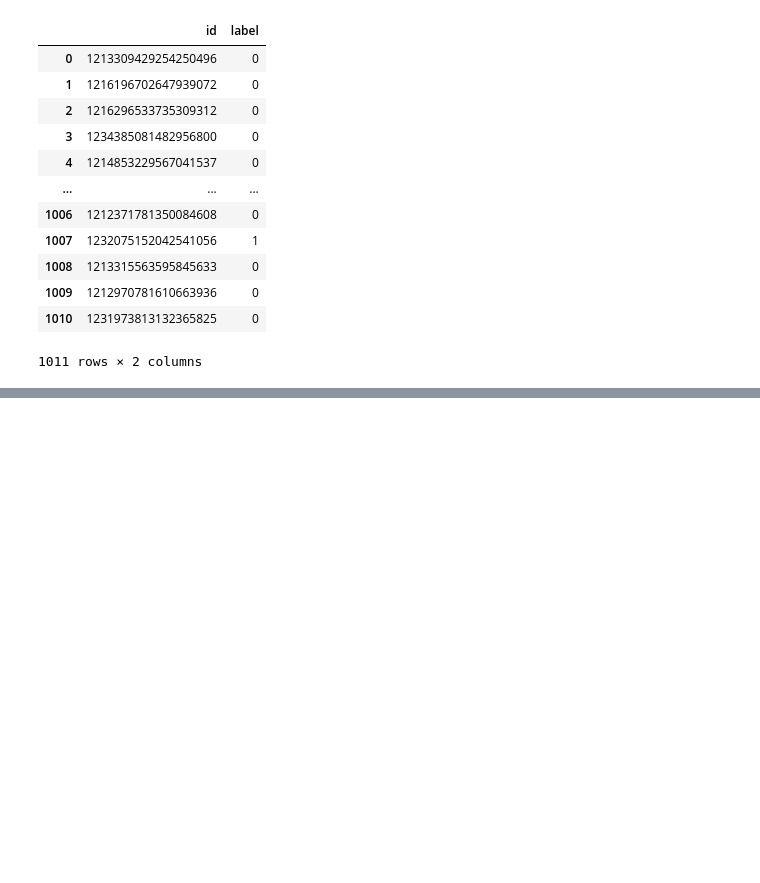
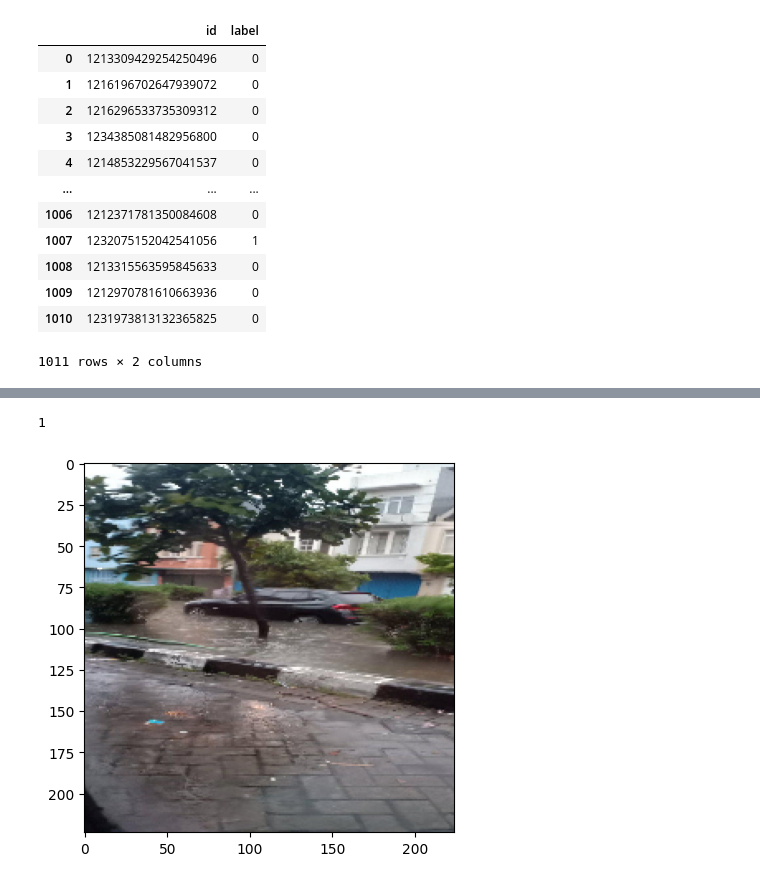
Before and after one commit to eryawww/ristek_datathon, a Jupyter notebook: model.ipynb, the cells around one changed output, grey strips where cells are left out. Saved outputs shown, nothing was run; the diff lists cells and outputs as text; code cells hidden in the pictures; blank space fills up the shorter version.

```diff
--- a/model.ipynb
+++ b/model.ipynb
@@ -39,7 +55,12 @@ DROP = ['url', 'user_id']
 IMG_SHAPE = (260, 260, 3)
 IMG_SOURCE = ['external', 'native'] # native, external, external_2
 # %%
-def to_numpy_arr(file_path:str):
+def _load_img(file_path:str):
+    """
+        convert file_path to numpy array image with shape: globals()['IMG_SHAPE']
+        param:
+            file_path: .csv or folder path of a image
+    """
     if file_path.endswith('.csv'):
         data = pd.read_csv(file_path)
         img_arr = None
@@ -145,3 +573,7 @@ model.save(get_path('model2_150neuron.h5'))
+# %%
+img_arr, test_img_arr, target = get_image_dataset()
+
+train_x, val_x, train_y, val_y = train_test_split(img_arr, target, test_size=0.2, stratify=target)
 # %% [markdown]
 # Load Model
 # %%
@@ -192,0 +627,5 @@ output
+# %%
+model = keras.models.load_model('fine_tuned_flood_detection_model')
+# %%
+from sklearn.metrics import classification_report, accuracy_score
+pred = [np.argmax(x) for x in model.predict(img_arr)]
@@ -192,0 +634,7 @@ output
+# %%
+index = random.randint(0, len(img_arr))
+plt.imshow(img_arr[index])
+pred[index]
+# %% [output]
+1
+[figure, added]
```
Also changed, not shown: parts of 56 cells of this notebook, 3 other files.
